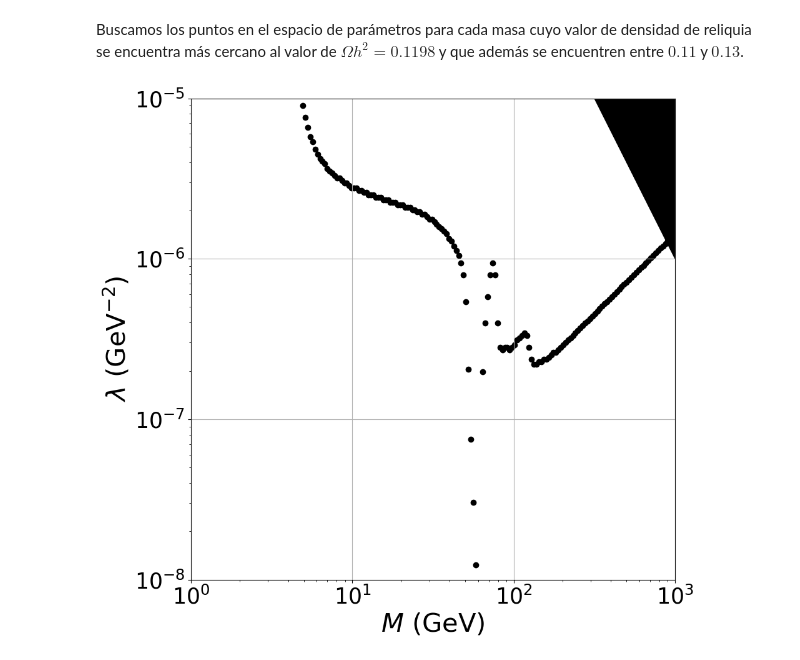
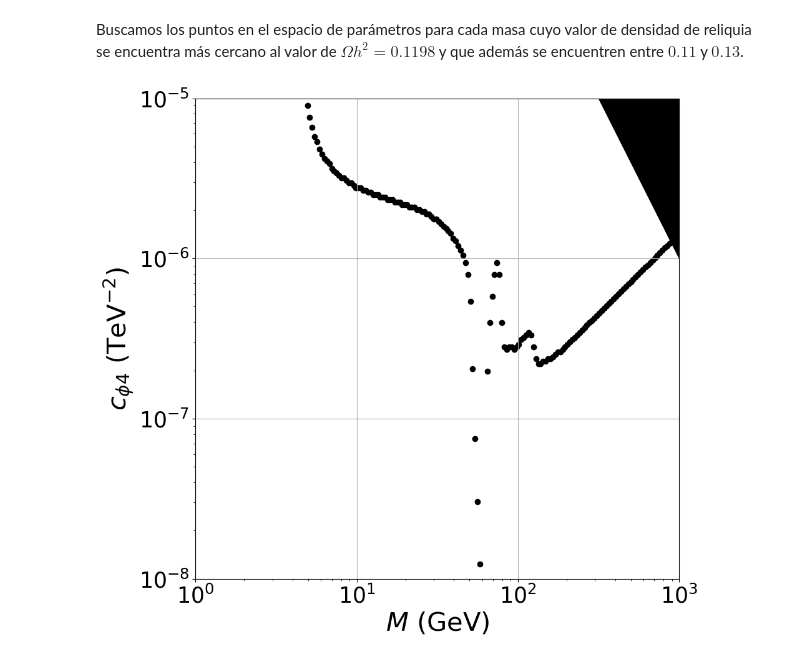
Before and after one commit to sgogoeg/tdg, a Jupyter notebook: Scripts/EFFRealPortal4/extract_relic_densities.ipynb, the cells around one changed output. Cells and saved outputs as stored; diff of their text form; code cells hidden in the pictures.

```diff
--- a/Scripts/EFFRealPortal4/extract_relic_densities.ipynb
+++ b/Scripts/EFFRealPortal4/extract_relic_densities.ipynb
@@ -55,27 +55,27 @@ line = np.array(closest_values_list)
 # %%
 # Generando grafica de los resultados
 plt.figure(figsize=(10,10))
 
 plt.scatter(line[:,0],line[:,1], color = 'black')
 
 plt.xscale('log')
 plt.yscale('log')
 
 plt.xticks(size=25)
 plt.yticks(size=25)
 
 plt.xlabel(r"$M$ (GeV)", size=30)
-plt.ylabel(r"$\lambda$ (GeV$^{-2}$)", size=30)
+plt.ylabel(r"$c_{\phi4}$ (TeV$^{-2}$)", size=30)
 
 linecutX = np.arange(1,1000,1)
 linecutY = 1/linecutX**2
 plt.fill_between(linecutX,linecutY, np.max(linecutY), color='black')
 
 plt.xlim(1,1000)
 plt.ylim(1e-8,1e-5)
 
 plt.grid()
 plt.savefig("relicdensity.eps", bbox_inches='tight')
 plt.show()
 # %% [output]
-[figure, old version]
+[figure, new version]
```
Also changed, not shown: parts of 1 cell of this notebook, 47 other files.
